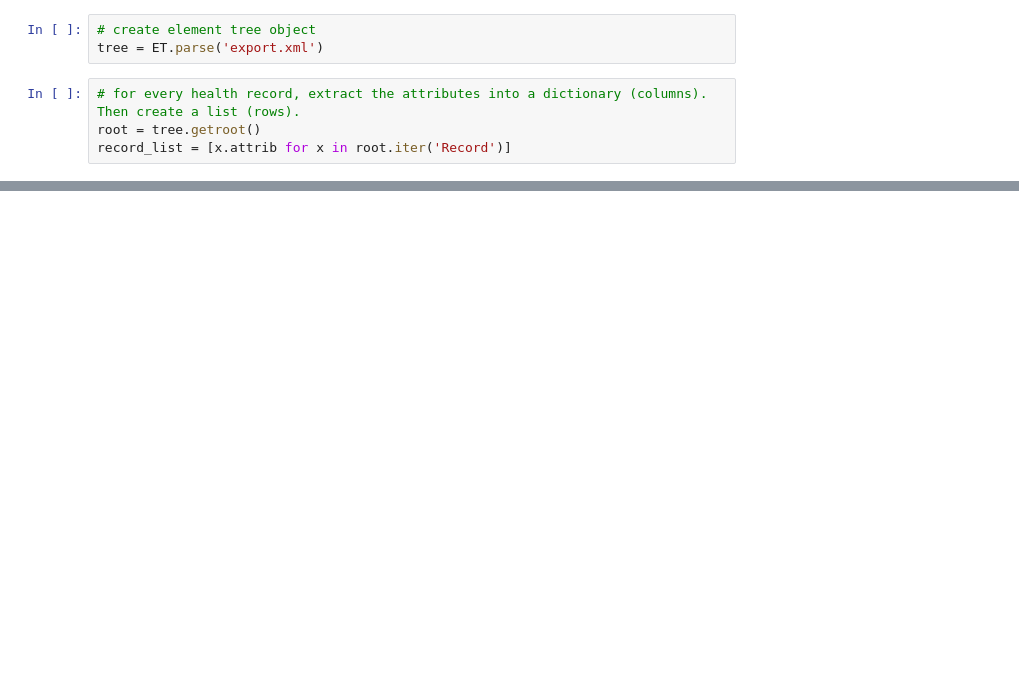
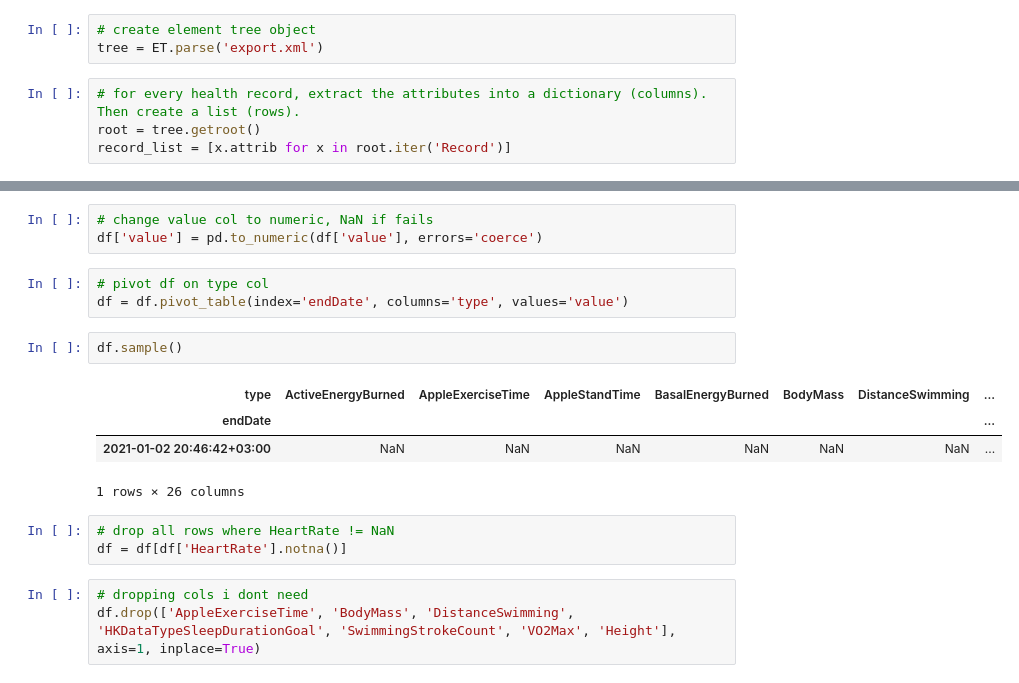
Before and after one commit to Doumham-Armah/AppleHealthAnalysis, a Jupyter notebook: health_analysis.ipynb, the cells around one changed output, grey strips where cells are left out. Cells and saved outputs as stored; diff of their text form; blank space fills up the shorter version.

```diff
--- a/health_analysis.ipynb
+++ b/health_analysis.ipynb
@@ -65,0 +86,19 @@ memory usage: 27.6+ MB
+# %%
+# change value col to numeric, NaN if fails
+df['value'] = pd.to_numeric(df['value'], errors='coerce')
+# %%
+# pivot df on type col
+df = df.pivot_table(index='endDate', columns='type', values='value')
+# %%
+df.sample()
+# %% [output]
+| type | ActiveEnergyBurned | AppleExerciseTime | AppleStandTime | BasalEnergyBurned | BodyMass | DistanceSwimming | ... |
+| endDate |  |  |  |  |  |  | ... |
+| 2021-01-02 20:46:42+03:00 | NaN | NaN | NaN | NaN | NaN | NaN | ... |
+1 rows × 26 columns
+# %%
+# drop all rows where HeartRate != NaN
+df = df[df['HeartRate'].notna()]
+# %%
+# dropping cols i dont need
+df.drop(['AppleExerciseTime', 'BodyMass', 'DistanceSwimming', 'HKDataTypeSleepDurationGoal', 'SwimmingStrokeCount', 'VO2Max', 'Height'], axis=1, inplace=True)
```
Also changed, not shown: parts of 15 cells of this notebook.
